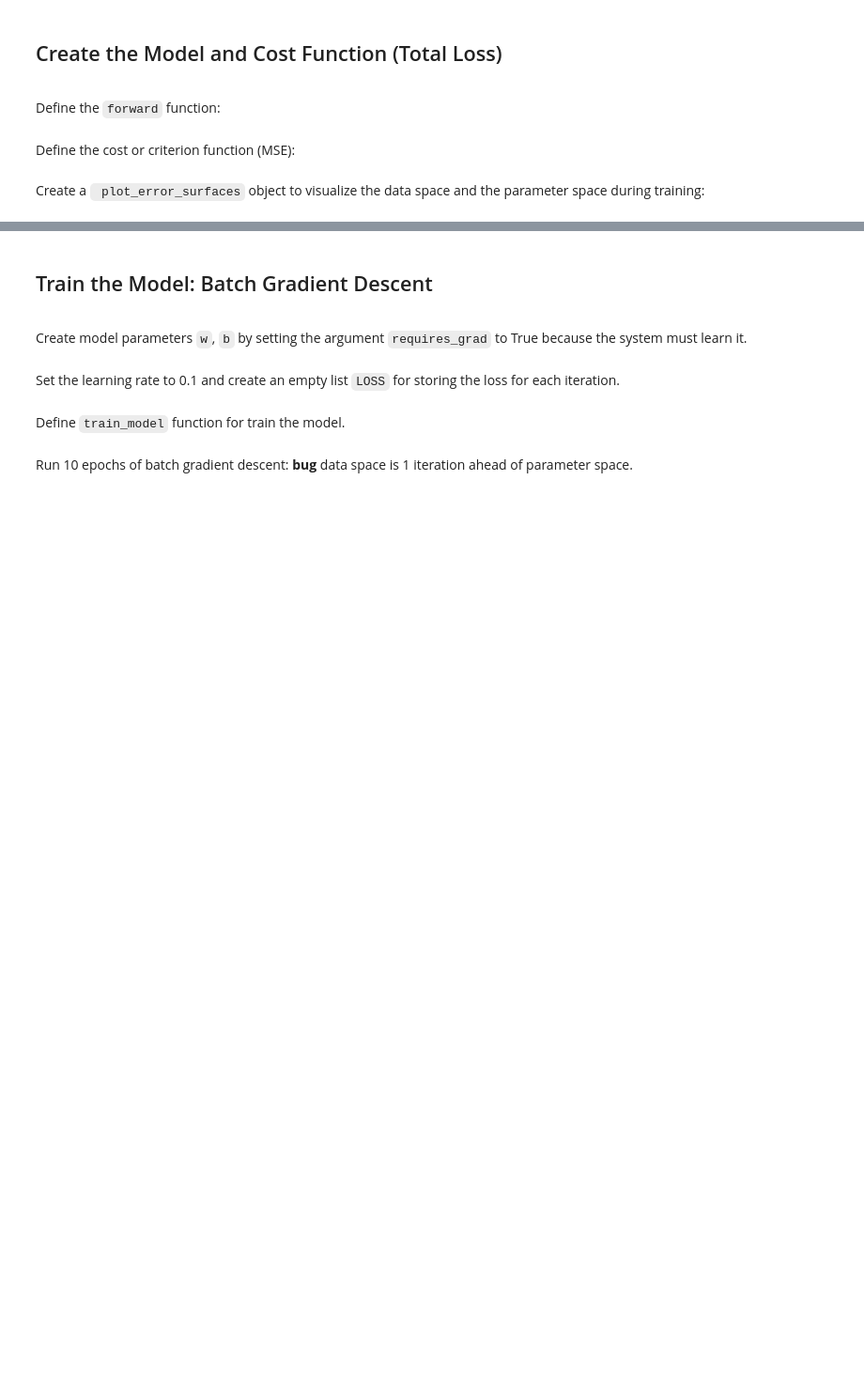
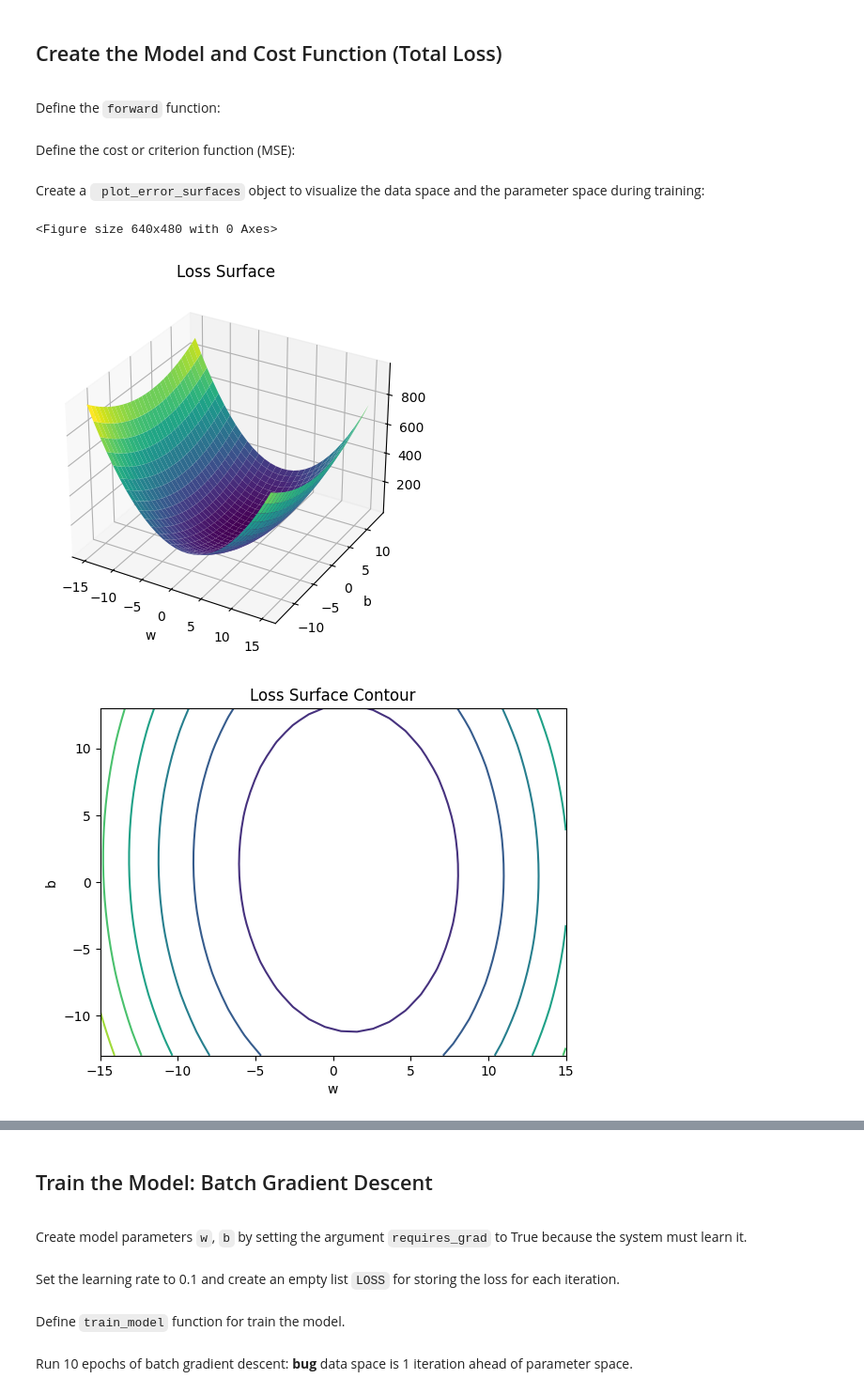
Before and after one commit to aelkhodary/Neural_Networks_and_PyTorch, a Jupyter notebook: m02/04_3.1_stochastic_gradient_descent_v3.ipynb, the cells around one changed output, grey strips where cells are left out. Shown at 94% size. Cells and saved outputs as stored; diff of their text form; code cells hidden in the pictures; blank space fills up the shorter version.

```diff
--- a/m02/04_3.1_stochastic_gradient_descent_v3.ipynb
+++ b/m02/04_3.1_stochastic_gradient_descent_v3.ipynb
@@ -165,8 +169,12 @@ def criterion(yhat, y):
 Create a <code> plot_error_surfaces</code> object to visualize the data space and the parameter space during training:
 # %%
 # Create plot_error_surfaces for viewing the data
-
+get_surface = None
 get_surface = plot_error_surfaces(15, 13, X, Y, 30)
+# %% [output]
+<Figure size 640x480 with 0 Axes>
+[figure, added]
+[figure, added]
 # %% [markdown]
 <!--Empty Space for separating topics-->
 # %% [markdown]
```
Also changed, not shown: parts of 15 cells of this notebook.
